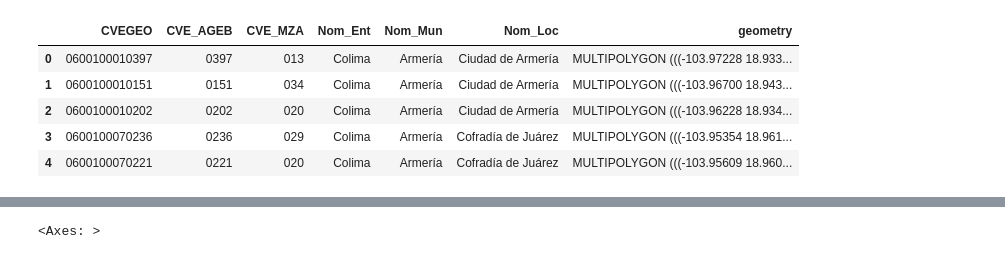
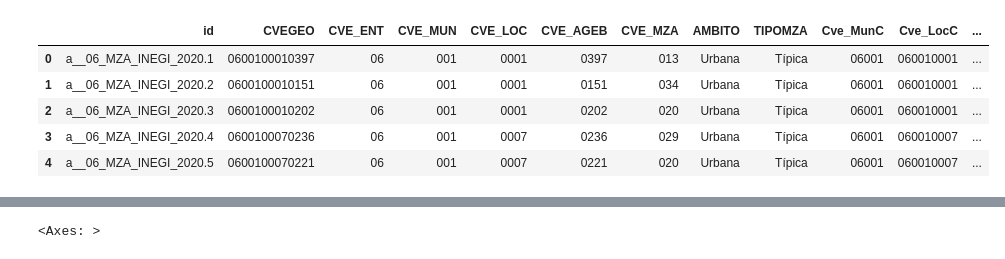
Before and after one commit to pcorner10/pronaces_analisis, a Jupyter notebook: complementoWebReact/oliver_googleearth.ipynb, the cells around one changed output, grey strips where cells are left out. Saved outputs shown, nothing was run; the diff lists cells and outputs as text; code cells hidden in the pictures.

```diff
--- a/complementoWebReact/oliver_googleearth.ipynb
+++ b/complementoWebReact/oliver_googleearth.ipynb
@@ -35,17 +42,17 @@ df.to_file("geodata3464.gpkg", driver="GPKG")
 # %%
 manzanas = gpd.read_file('manzanas_sedatu.gpkg')
 manzanas = manzanas.to_crs(epsg=4326)
-manzanas = manzanas[["CVEGEO","CVE_AGEB", "CVE_MZA", "Nom_Ent", "Nom_Mun", "Nom_Loc", "geometry"]]
+#manzanas = manzanas[["CVEGEO","CVE_AGEB", "CVE_MZA", "Nom_Ent", "Nom_Mun", "Nom_Loc", "geometry"]]
 clve = [x[:13] for x in manzanas["CVEGEO"].astype(str)]
 manzanas["CVEGEO"] = clve
 manzanas.head()
 # %% [output]
-|  | CVEGEO | CVE_AGEB | CVE_MZA | Nom_Ent | Nom_Mun | Nom_Loc | geometry |
-| 0 | 0600100010397 | 0397 | 013 | Colima | Armería | Ciudad de Armería | MULTIPOLYGON (((-103.97228 18.933... |
-| 1 | 0600100010151 | 0151 | 034 | Colima | Armería | Ciudad de Armería | MULTIPOLYGON (((-103.96700 18.943... |
-| 2 | 0600100010202 | 0202 | 020 | Colima | Armería | Ciudad de Armería | MULTIPOLYGON (((-103.96228 18.934... |
-| 3 | 0600100070236 | 0236 | 029 | Colima | Armería | Cofradía de Juárez | MULTIPOLYGON (((-103.95354 18.961... |
-| 4 | 0600100070221 | 0221 | 020 | Colima | Armería | Cofradía de Juárez | MULTIPOLYGON (((-103.95609 18.960... |
+|  | id | CVEGEO | CVE_ENT | CVE_MUN | CVE_LOC | CVE_AGEB | CVE_MZA | AMBITO | TIPOMZA | Cve_MunC | Cve_LocC | ... |
+| 0 | a__06_MZA_INEGI_2020.1 | 0600100010397 | 06 | 001 | 0001 | 0397 | 013 | Urbana | Típica | 06001 | 060010001 | ... |
+| 1 | a__06_MZA_INEGI_2020.2 | 0600100010151 | 06 | 001 | 0001 | 0151 | 034 | Urbana | Típica | 06001 | 060010001 | ... |
+| 2 | a__06_MZA_INEGI_2020.3 | 0600100010202 | 06 | 001 | 0001 | 0202 | 020 | Urbana | Típica | 06001 | 060010001 | ... |
+| 3 | a__06_MZA_INEGI_2020.4 | 0600100070236 | 06 | 001 | 0007 | 0236 | 029 | Urbana | Típica | 06001 | 060010007 | ... |
+| 4 | a__06_MZA_INEGI_2020.5 | 0600100070221 | 06 | 001 | 0007 | 0221 | 020 | Urbana | Típica | 06001 | 060010007 | ... |
 # %%
 gdf = pd.merge(df, manzanas, on=["CVEGEO","CVE_AGEB"], how="inner")
 gdf = gpd.GeoDataFrame(gdf, geometry="geometry")
```
Also changed, not shown: parts of 4 cells of this notebook, 2 other files.
